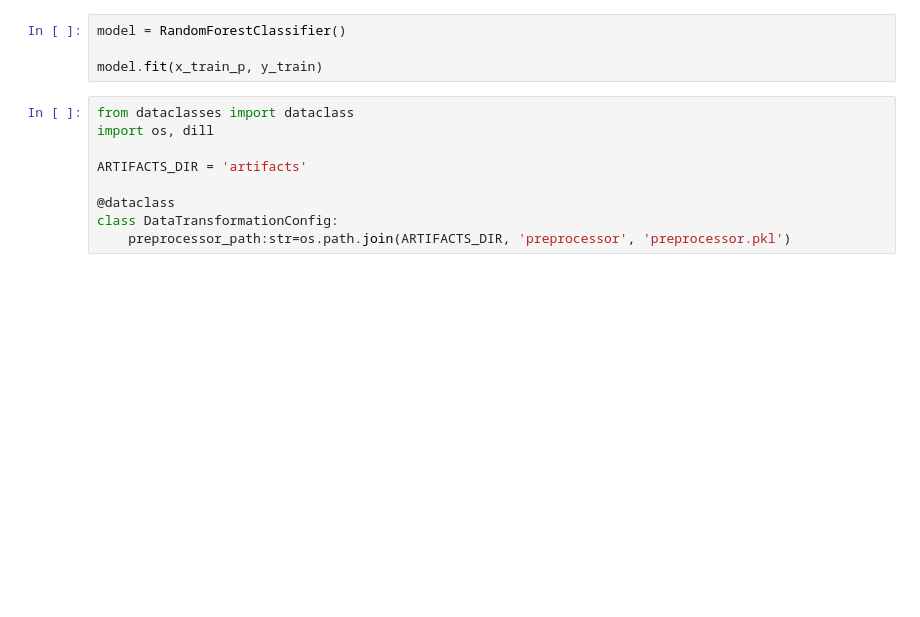
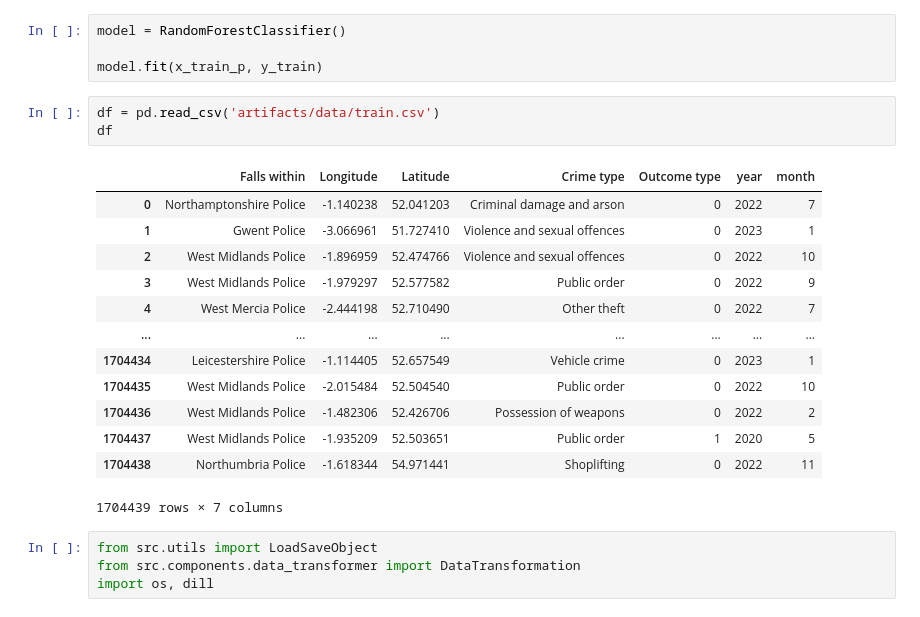
Before and after one commit to saquibmohiuddin/cubed-workshop, a Jupyter notebook: ml_lab.ipynb, the cells around one changed output. Saved outputs shown, nothing was run; the diff lists cells and outputs as text; blank space fills up the shorter version.

Commit message:
model transformer code tested, working on model trainer

```diff
--- a/ml_lab.ipynb
+++ b/ml_lab.ipynb
@@ -361,13 +361,25 @@ Test set: (426110, 58)
 model = RandomForestClassifier()
 
 model.fit(x_train_p, y_train)
-# %%
-from dataclasses import dataclass
-import os, dill
-
-ARTIFACTS_DIR = 'artifacts'
-
-@dataclass
-class DataTransformationConfig:
-    preprocessor_path:str=os.path.join(ARTIFACTS_DIR, 'preprocessor', 'preprocessor.pkl')
+# %%
+df = pd.read_csv('artifacts/data/train.csv')
+df
+# %% [output]
+|  | Falls within | Longitude | Latitude | Crime type | Outcome type | year | month |
+| 0 | Northamptonshire Police | -1.140238 | 52.041203 | Criminal damage and arson | 0 | 2022 | 7 |
+| 1 | Gwent Police | -3.066961 | 51.727410 | Violence and sexual offences | 0 | 2023 | 1 |
+| 2 | West Midlands Police | -1.896959 | 52.474766 | Violence and sexual offences | 0 | 2022 | 10 |
+| 3 | West Midlands Police | -1.979297 | 52.577582 | Public order | 0 | 2022 | 9 |
+| 4 | West Mercia Police | -2.444198 | 52.710490 | Other theft | 0 | 2022 | 7 |
+| ... | ... | ... | ... | ... | ... | ... | ... |
+| 1704434 | Leicestershire Police | -1.114405 | 52.657549 | Vehicle crime | 0 | 2023 | 1 |
+| 1704435 | West Midlands Police | -2.015484 | 52.504540 | Public order | 0 | 2022 | 10 |
+| 1704436 | West Midlands Police | -1.482306 | 52.426706 | Possession of weapons | 0 | 2022 | 2 |
+| 1704437 | West Midlands Police | -1.935209 | 52.503651 | Public order | 1 | 2020 | 5 |
+| 1704438 | Northumbria Police | -1.618344 | 54.971441 | Shoplifting | 0 | 2022 | 11 |
+1704439 rows × 7 columns
+# %%
+from src.utils import LoadSaveObject
+from src.components.data_transformer import DataTransformation
+import os, dill
 # %%
```
Also changed, not shown: parts of 5 cells of this notebook, 6 other files.
